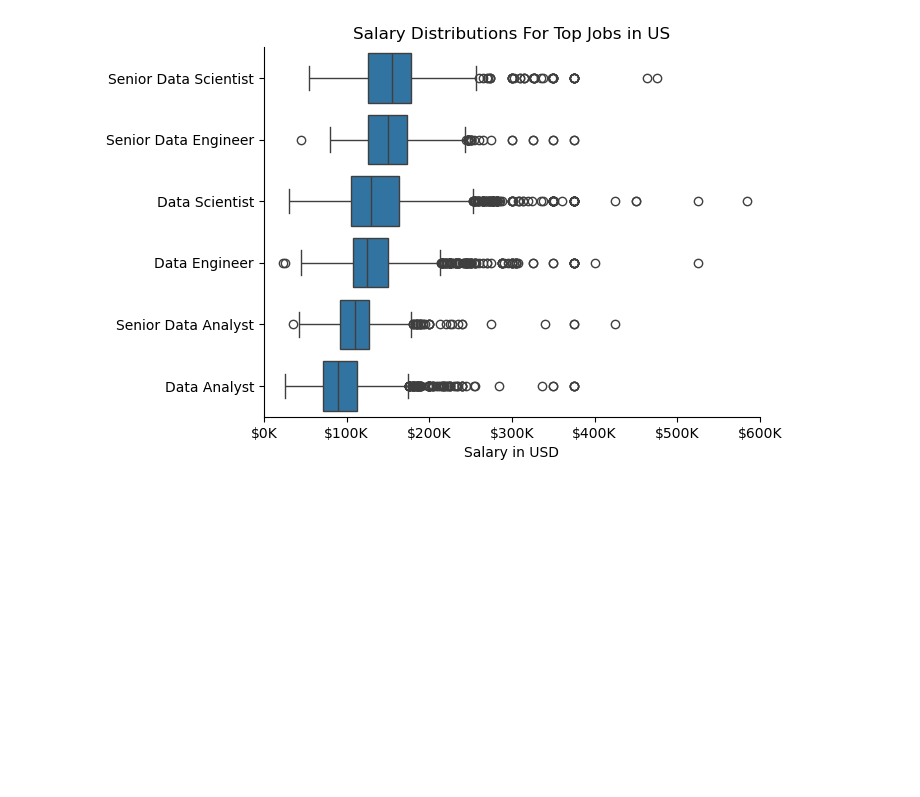
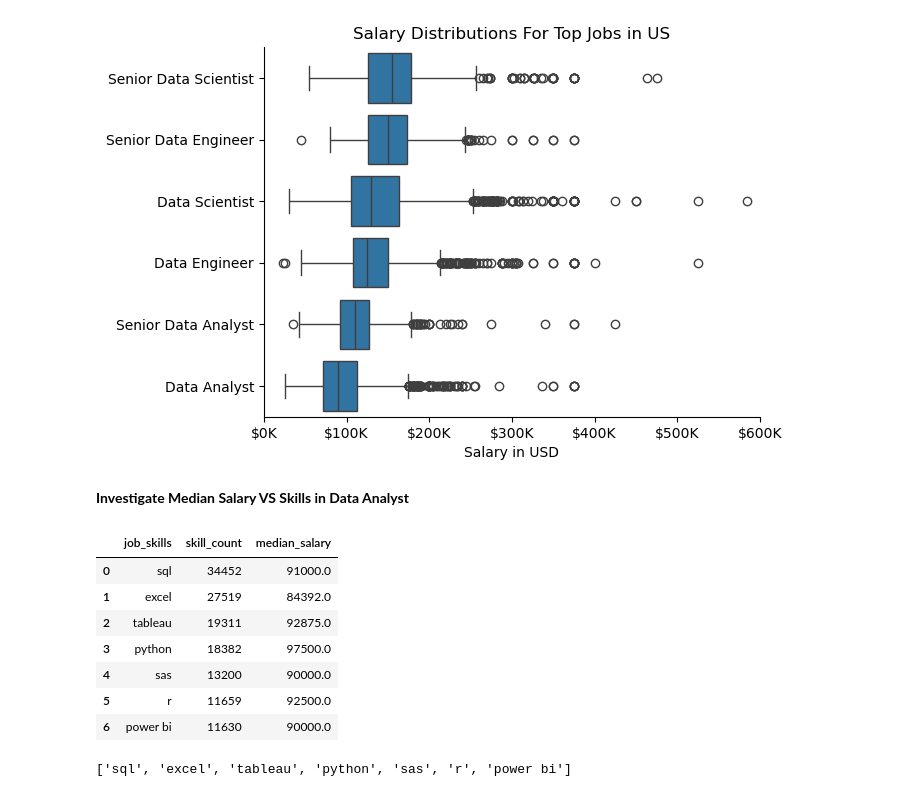
Before and after one commit to PradhumanSoni/Advanced_Pandas, a Jupyter notebook: Project/4_Salary_Analysis.ipynb, the cells around one changed output. Cells and saved outputs as stored; diff of their text form; code cells hidden in the pictures; blank space fills up the shorter version.

```diff
--- a/Project/4_Salary_Analysis.ipynb
+++ b/Project/4_Salary_Analysis.ipynb
@@ -51,3 +51,5 @@ plt.xlim(0,600000)
 # %% [output]
 (0.0, 600000.0)
 [figure]
+# %% [markdown]
+**Investigate Median Salary VS Skills in Data Analyst**
@@ -53,0 +65,16 @@ plt.xlim(0,600000)
+# %%
+df_top_skills = df_final.sort_values(by='skill_count', ascending=False).head(7).reset_index()
+df_top_skills
+# %% [output]
+|  | job_skills | skill_count | median_salary |
+| 0 | sql | 34452 | 91000.0 |
+| 1 | excel | 27519 | 84392.0 |
+| 2 | tableau | 19311 | 92875.0 |
+| 3 | python | 18382 | 97500.0 |
+| 4 | sas | 13200 | 90000.0 |
+| 5 | r | 11659 | 92500.0 |
+| 6 | power bi | 11630 | 90000.0 |
+# %%
+top_skills = df_top_skills['job_skills'].tolist()
+# %% [output]
+['sql', 'excel', 'tableau', 'python', 'sas', 'r', 'power bi']
```
Also changed, not shown: parts of 5 cells of this notebook.
